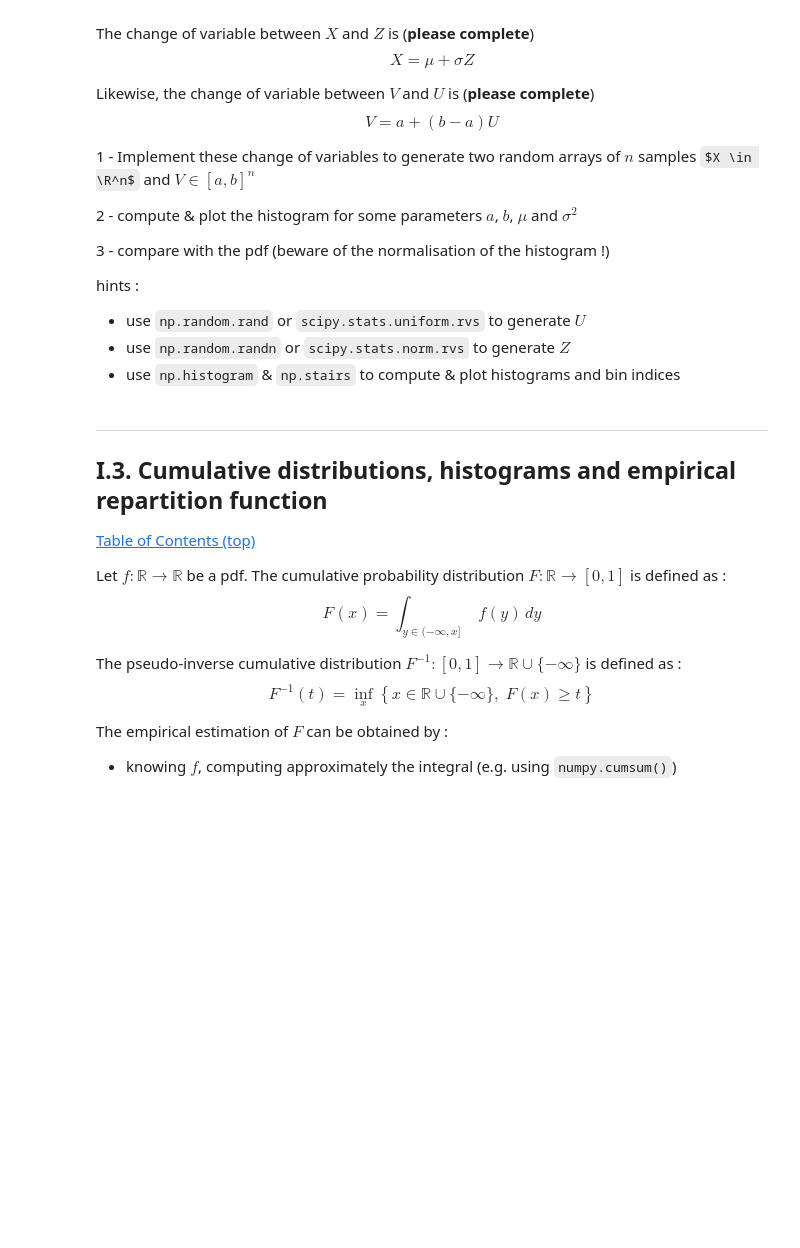
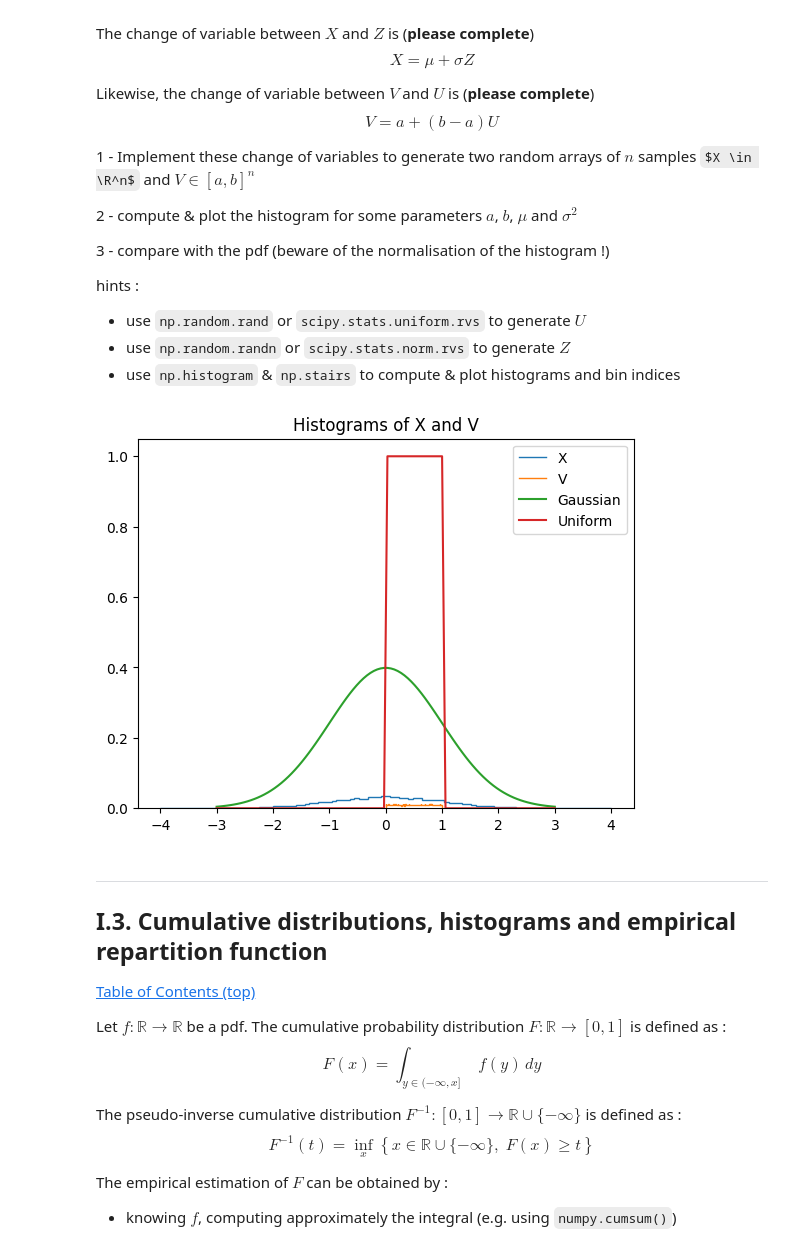
Before and after one commit to 1MrazorT1/Optimal_Transport, a Jupyter notebook: TP1_OT/TP_1_OT_1D_2025.ipynb, the cells around one changed output. Cells and saved outputs as stored; diff of their text form; code cells hidden in the pictures; some formulas as TeX source; blank space fills up the shorter version.

```diff
--- a/TP1_OT/TP_1_OT_1D_2025.ipynb
+++ b/TP1_OT/TP_1_OT_1D_2025.ipynb
@@ -186,34 +185,35 @@ hints :
 # %%
 # your code here
 
 # sampling
 n = 10_000
-U = scipy.stats.uniform.rvs(n)
-Z = scipy.stats.norm.rvs(n)
+U = np.random.uniform(0,1,n)
+Z = np.random.normal(0,1,n)
 
 # change of variables
-a,b = 1, 5
+a,b = 0, 1
 V = a + (b - a) * U
-mu, sig = 0.5, 6
+mu, sig = 0, 1
 X = mu + sig * Z
 
 # histograms
 N = 100
-x = np.linspace(-10, 10, 100)
-h_X,bins_x = np.histogram(X)
-h_V,bins_v = ...
+x = np.linspace(-3,3,N)
+h_X,bins_x = np.histogram(X, bins=N, range=(mu-4*sig, mu+4*sig))
+h_V,bins_v = np.histogram(V, bins=N, range=(a,b))
 
 # normalization
-h_X = ...
-h_V = ...
-
+h_X = h_X / np.sum(h_X)
+h_V = h_V / np.sum(h_V)
 plt.figure()
-plt.stairs(h_X, bins_x, label= "")
-plt.stairs(h_V, bins_v, label= "")
-plt.plot(x,MyGauss(x,mu,sig), label = "")
-plt.plot(x,MyUniform(x,a,b), label = "")
-plt.title("TITLE")
+plt.stairs(h_X, bins_x, label= "X")
+plt.stairs(h_V, bins_v, label= "V")
+plt.plot(x,MyGauss(x,mu,sig), label = "Gaussian")
+plt.plot(x,MyUniform(x,a,b), label = "Uniform")
+plt.title("Histograms of X and V")
 plt.legend();
+# %% [output]
+[figure, added]
 # %% [markdown]
 ---
 ## I.3. Cumulative distributions, histograms and empirical repartition function
```
Also changed, not shown: parts of 20 cells of this notebook.
